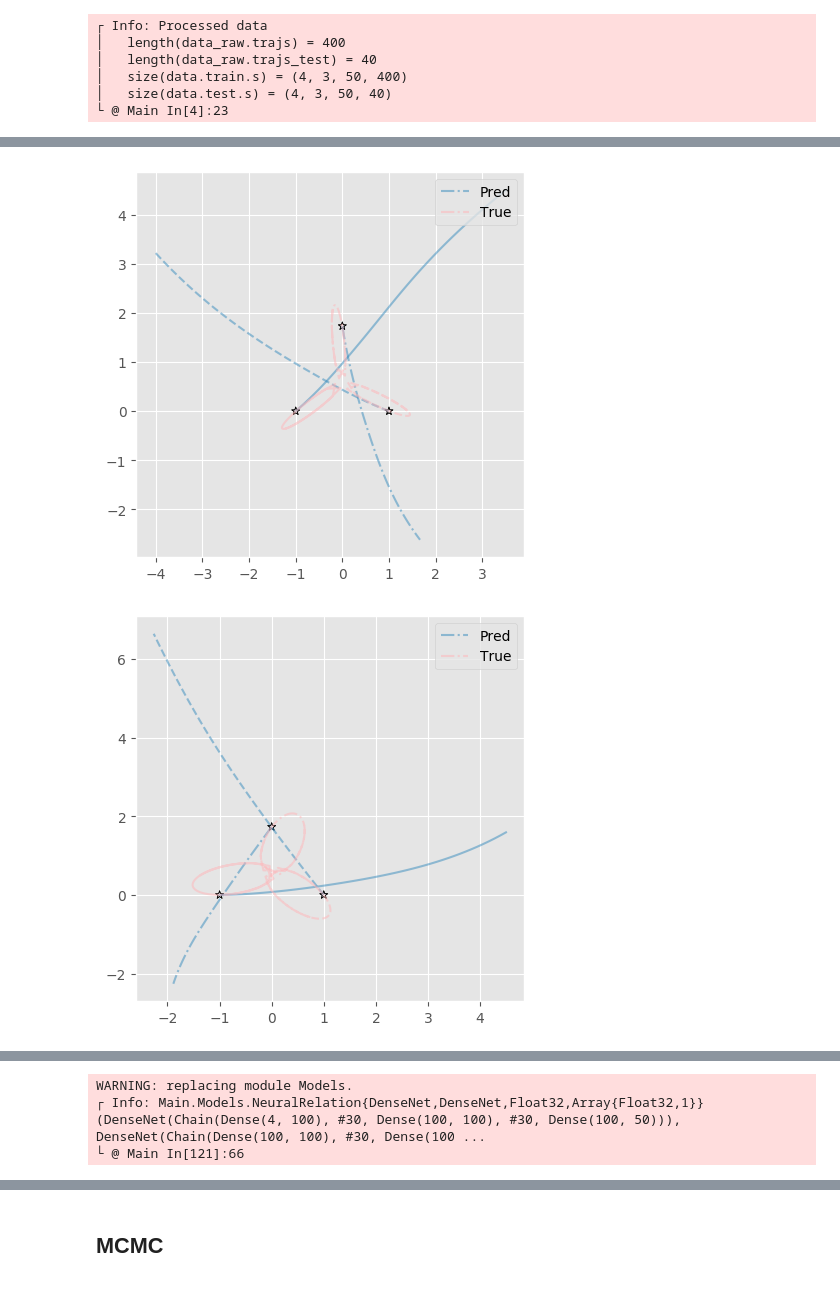
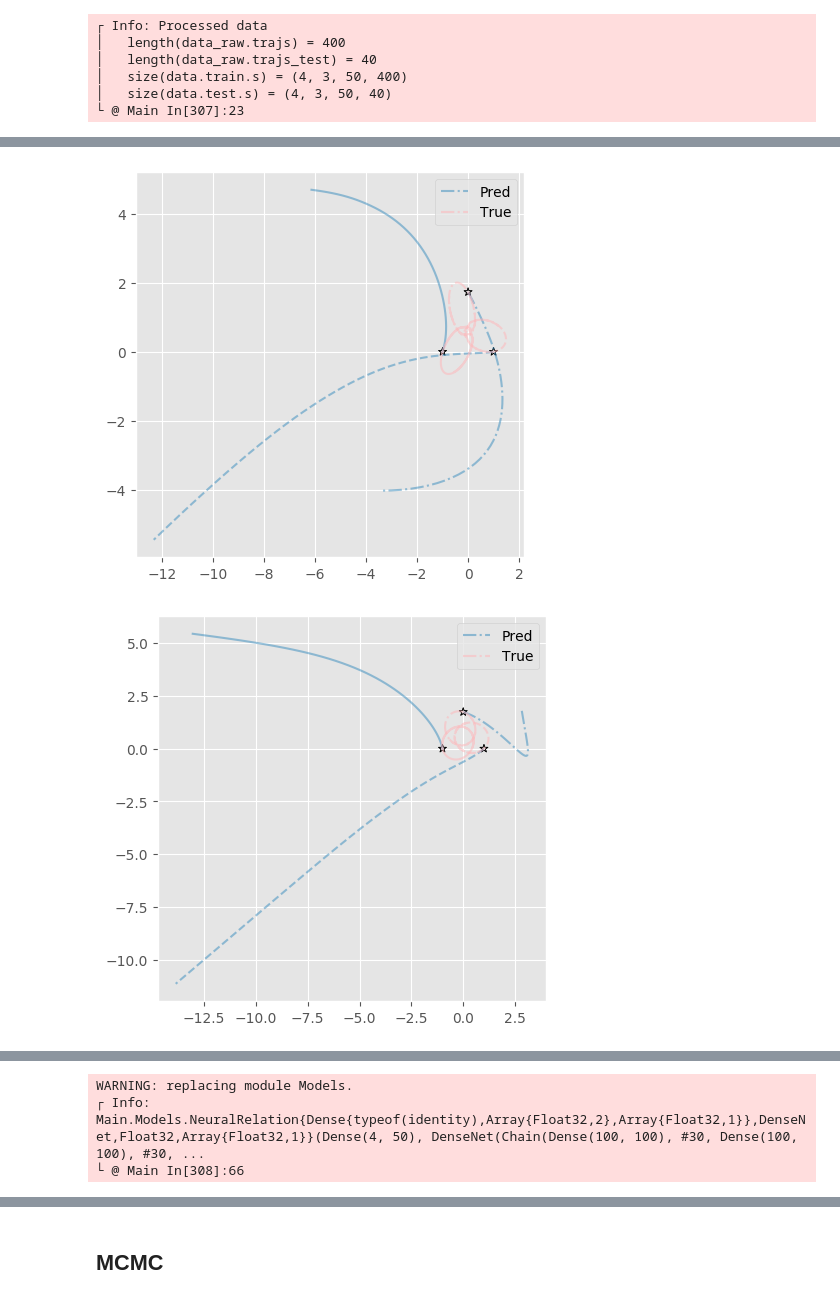
Before and after one commit to yding5/bnp2, a Jupyter notebook: notebooks/n_body.ipynb, the cells around one changed output, grey strips where cells are left out. Drawn from its saved outputs; the diff is of its cells as text; code cells hidden in the pictures.

Commit message:
generic implementation of neral relation

```diff
--- a/notebooks/n_body.ipynb
+++ b/notebooks/n_body.ipynb
@@ -51,7 +51,7 @@ function sim_data(rng; T=50, n_initials=100, n_directions=100, n_speed=100, n_mo
     return (trajs=trajs, trajs_test=trajs_test)
 end
 
-data_raw = sim_data(MersenneTwister(1))
+data_raw = sim_data(MersenneTwister(1110))
 
 for traj in data_raw.trajs_test[1:10:end]
     HTML(animof(traj).to_html5_video()) |> display
@@ -95,7 +95,7 @@ data = (train=preprocess(data_raw.trajs), test=preprocess(data_raw.trajs_test))
 │   length(data_raw.trajs_test) = 40
 │   size(data.train.s) = (4, 3, 50, 400)
 │   size(data.test.s) = (4, 3, 50, 40)
-└ @ Main In[4]:23
+└ @ Main In[307]:23
 # %%
 include(srcdir("Models.jl"))
 import .Models
@@ -160,8 +160,8 @@ end
 
 # model = Models.DeepTransition((100, 100, 100), args.σ_obs)
 # model = Models.NeuralForce((100, 100, 100), args.dt, args.σ_obs)
-# model = Models.NeuralBodyForce((100, 100), 50, args.dt, args.σ_obs)
-model = Models.NeuralRelation((100, 100), 50, args.dt, args.σ_obs)
+# model = Models.NeuralBodyForce(50, (100, 100), args.dt, args.σ_obs)
+model = Models.NeuralRelation(50, (100, 100), args.dt, args.σ_obs)
 @info model
 
 using Test
@@ -200,2 +200,2 @@ end
-[figure, old version]
+[figure, new version]
-[figure, old version]
+[figure, new version]
@@ -203,6 +203,6 @@ end
 WARNING: replacing module Models.
-┌ Info: Main.Models.NeuralRelation{DenseNet,DenseNet,Float32,Array{Float32,1}}(DenseNet(Chain(Dense(4, 100), #30, Dense(100, 100), #30, Dense(100, 50))), DenseNet(Chain(Dense(100, 100), #30, Dense(100 ...
-└ @ Main In[121]:66
+┌ Info: Main.Models.NeuralRelation{Dense{typeof(identity),Array{Float32,2},Array{Float32,1}},DenseNet,Float32,Array{Float32,1}}(Dense(4, 50), DenseNet(Chain(Dense(100, 100), #30, Dense(100, 100), #30, ...
+└ @ Main In[308]:66
 # %%
 logger = WBLogger(project=projectname(), notes="")
 config!(logger, args)
```
Also changed, not shown: parts of 4 cells of this notebook, 5 other files.
